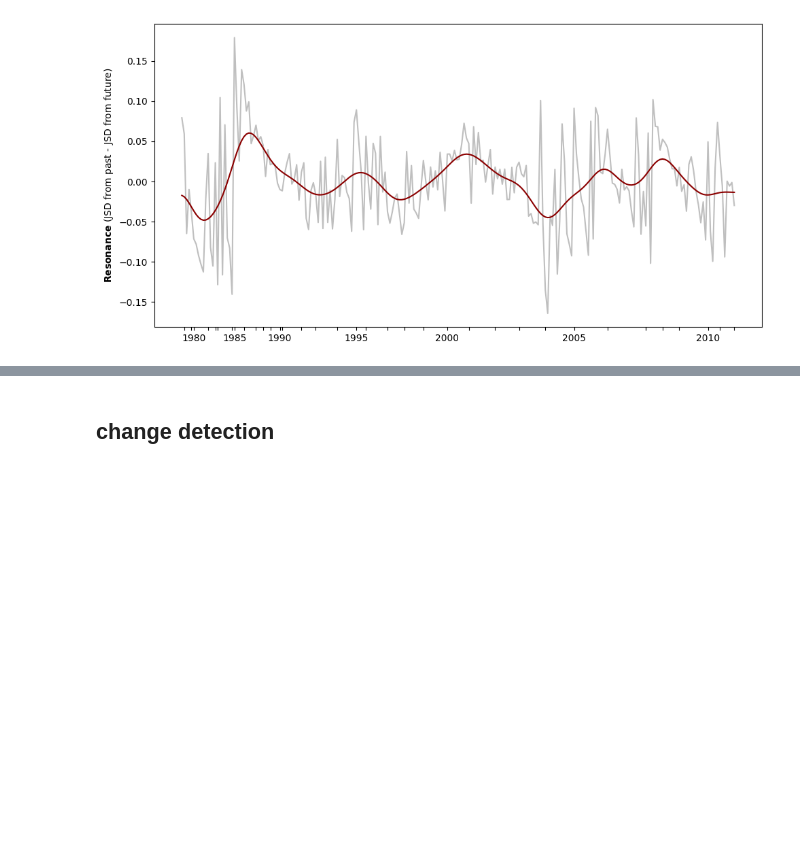
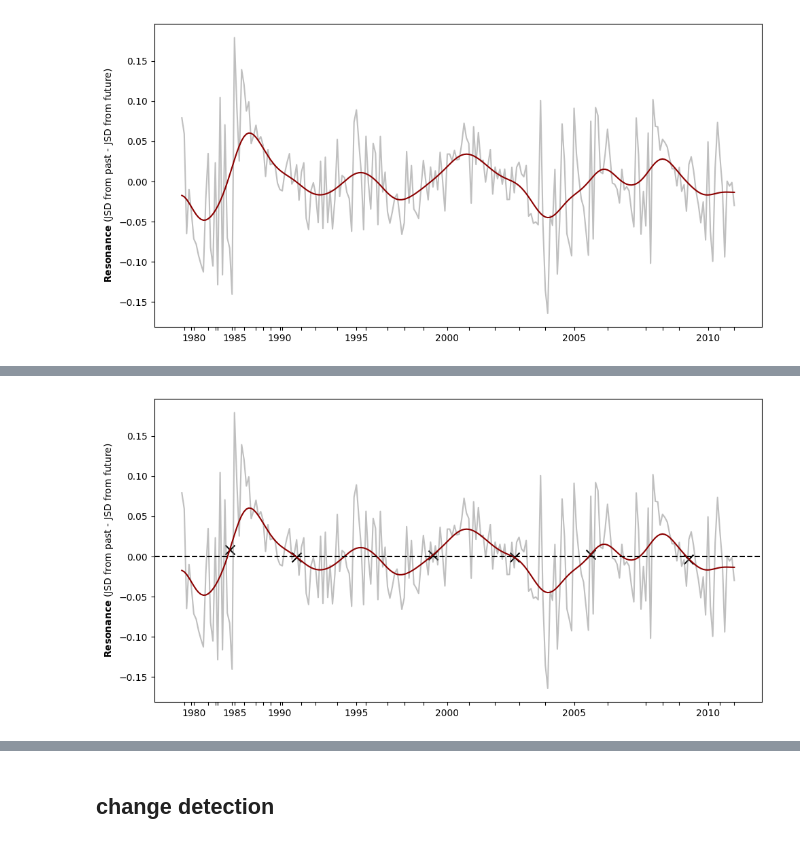
Before and after one commit to centre-for-humanities-computing/friths, a Jupyter notebook: notebooks/experiment_infodynamics.ipynb, the cells around one changed output, grey strips where cells are left out. Drawn from its saved outputs; the diff is of its cells as text; code cells hidden in the pictures; blank space fills up the shorter version.

Commit message:
smooth resonance crossing zeros

```diff
--- a/notebooks/experiment_infodynamics.ipynb
+++ b/notebooks/experiment_infodynamics.ipynb
@@ -535,0 +588,31 @@ plt.savefig('fig/resonance_w20_doc2doc.png', dpi=300)
+# %%
+r_df = signal_df.iloc[20:-20, :]
+r_hat = r_df['R_hat'].tolist()
+
+fig, ax = plt.subplots(figsize=(10, 5))
+ax.plot(r_hat, c='grey', alpha=0.5)
+ax.plot(
+    smooth_r_hat, c='darkred'
+)
+
+xticks_idx_n, xticks_label_n = generate_xticks(r_df.reset_index())
+modified_ticks = ['' if i % 5 != 0 and i != xticks_label_n[0] else i for i in xticks_label_n]
+
+values_to_hide = [1978, 1979]
+modified_ticks = ['' if i in values_to_hide else i for i in modified_ticks]
+
+ax.set_xticks(ticks=xticks_idx_n, labels=modified_ticks)
+ax.set_ylabel(r'$\bf{Resonance}$ (JSD from past - JSD from future)')
+
+# hline
+ax.axhline(y=0.0, color='black', linestyle='--')
+
+# flag indices that cross zero
+indices = [idx for idx in change_point_df_curated['index_r_hat'].tolist() if idx >= 0 and idx < len(smooth_r_hat)]
+points_to_plot = [smooth_r_hat[idx] for idx in indices]
+plt.scatter(indices, points_to_plot, c='black', marker='x', s=100)
+
+plt.tight_layout()
+plt.savefig('fig/resonance_w20_zero_crosses.png', dpi=300)
+# %% [output]
+[figure, added]
```
Also changed, not shown: parts of 8 cells of this notebook, 2 other files.
